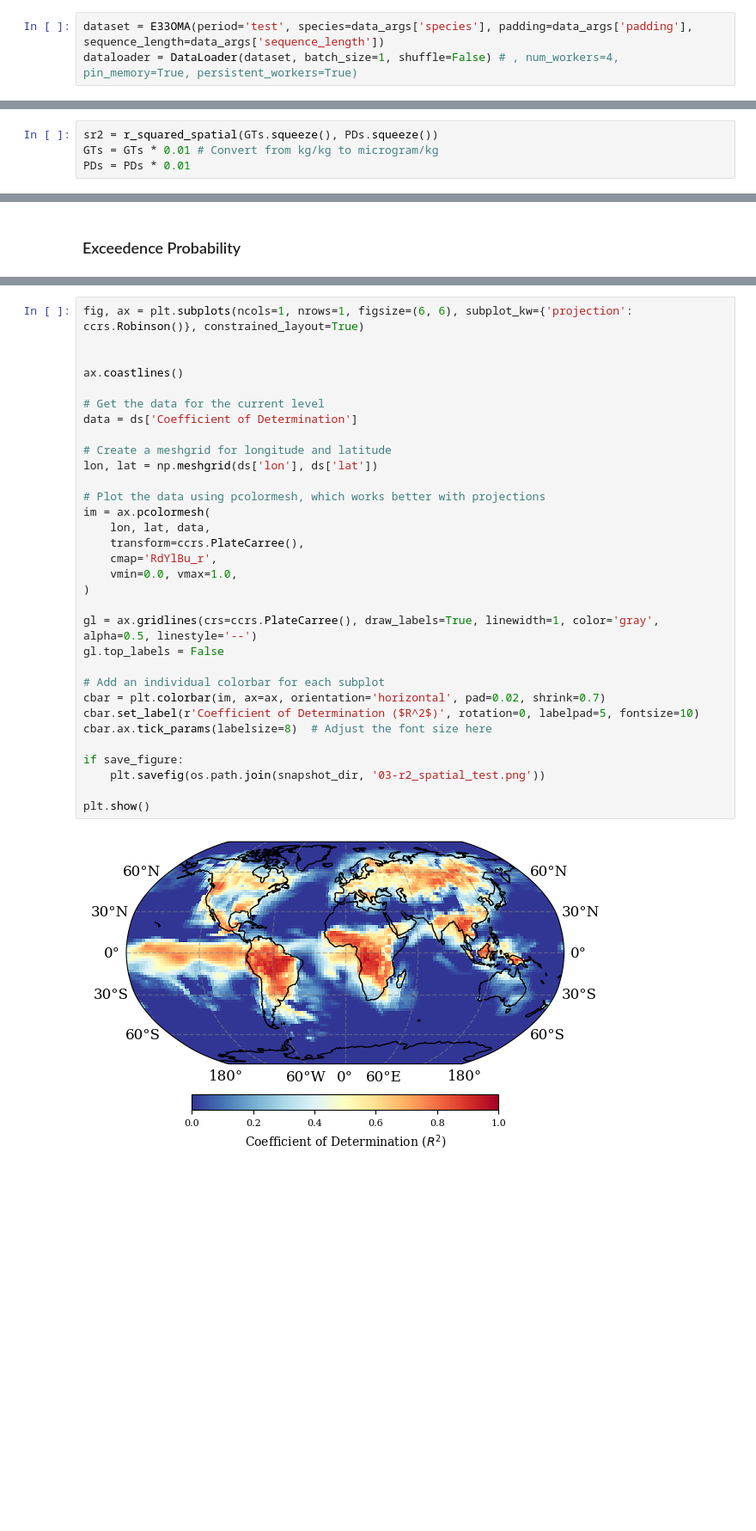
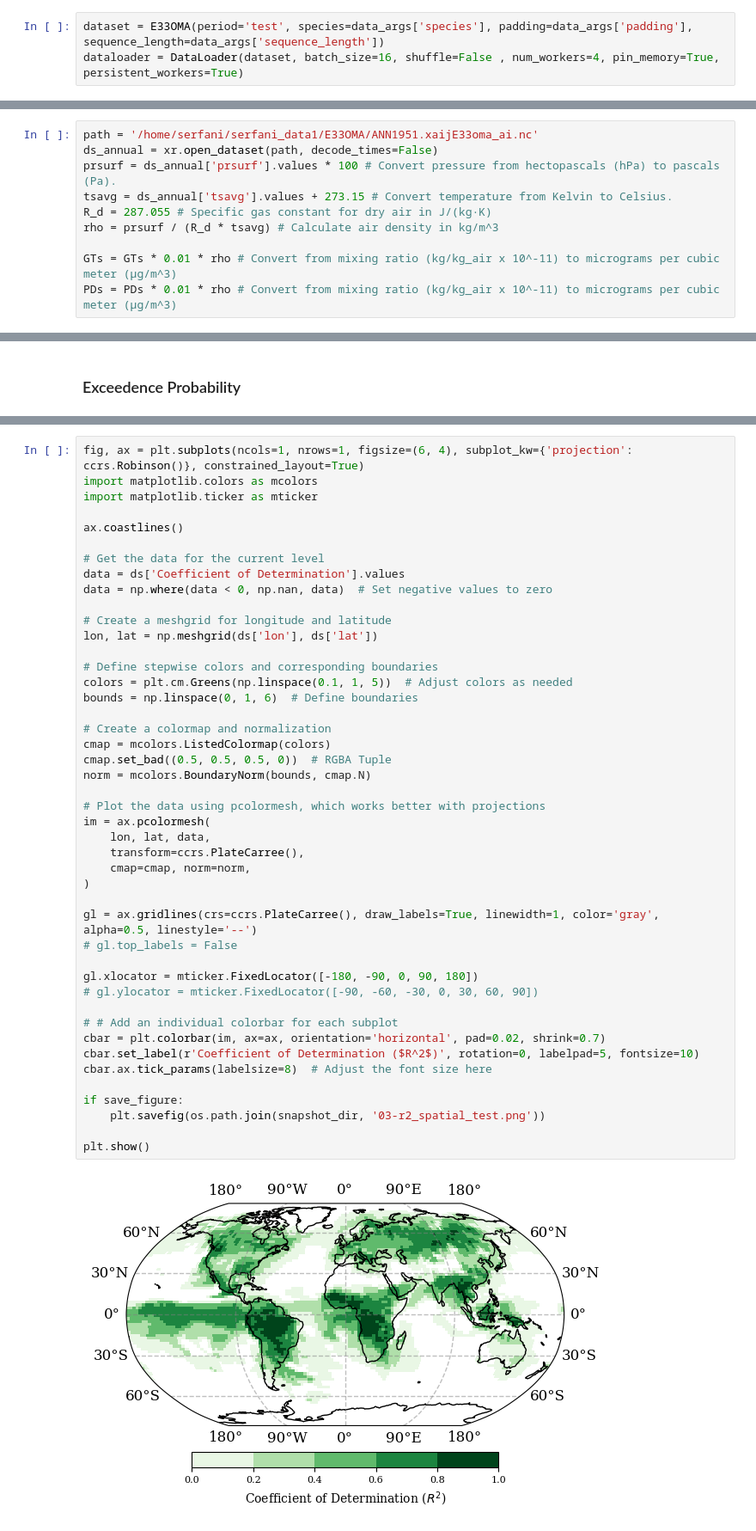
Before and after one commit to smhassanerfani/nasa-niswan, a Jupyter notebook: test.ipynb, the cells around one changed output, grey strips where cells are left out. Shown at 86% size. Cells and saved outputs as stored; diff of their text form; blank space fills up the shorter version.

```diff
--- a/test.ipynb
+++ b/test.ipynb
@@ -94,7 +169,7 @@ species: bcb
 ### Load Dataset and Model
 # %%
 dataset = E33OMA(period='test', species=data_args['species'], padding=data_args['padding'], sequence_length=data_args['sequence_length'])
-dataloader = DataLoader(dataset, batch_size=1, shuffle=False) # , num_workers=4, pin_memory=True, persistent_workers=True)
+dataloader = DataLoader(dataset, batch_size=16, shuffle=False , num_workers=4, pin_memory=True, persistent_workers=True)
 # %%
 net = STMLightning.load_from_checkpoint(
     checkpoint_path=checkpoint_path,
@@ -165,6 +243,16 @@ with open(os.path.join(snapshot_dir, 'test-results.npy'), mode='rb') as f:
 print(GTs.shape, PDs.shape)
 # %% [output]
 (17473, 1, 1, 90, 144) (17473, 1, 1, 90, 144)
+# %%
+path = '/home/serfani/serfani_data1/E33OMA/ANN1951.xaijE33oma_ai.nc'
+ds_annual = xr.open_dataset(path, decode_times=False)
+prsurf = ds_annual['prsurf'].values * 100 # Convert pressure from hectopascals (hPa) to pascals (Pa).
+tsavg = ds_annual['tsavg'].values + 273.15 # Convert temperature from Kelvin to Celsius.
+R_d = 287.055 # Specific gas constant for dry air in J/(kg·K)
+rho = prsurf / (R_d * tsavg) # Calculate air density in kg/m^3
+
+GTs = GTs * 0.01 * rho # Convert from mixing ratio (kg/kg_air x 10^-11) to micrograms per cubic meter (μg/m^3)
+PDs = PDs * 0.01 * rho # Convert from mixing ratio (kg/kg_air x 10^-11) to micrograms per cubic meter (μg/m^3)
 # %%
 def r_squared_temporal(gts, pds):
 
@@ -280,7 +372,3 @@ def r_squared_spatial(real_data, model_output):
     ss_tot = np.sum((real_data - np.mean(real_data, axis=0)) ** 2, axis=0)
     r_squared = 1 - (ss_res / ss_tot)
     return r_squared
-# %%
-sr2 = r_squared_spatial(GTs.squeeze(), PDs.squeeze())
-GTs = GTs * 0.01 # Convert from kg/kg to microgram/kg
-PDs = PDs * 0.01
@@ -395,37 +486,50 @@ with warnings.catch_warnings():
 # %%
-fig, ax = plt.subplots(ncols=1, nrows=1, figsize=(6, 6), subplot_kw={'projection': ccrs.Robinson()}, constrained_layout=True)
-
+fig, ax = plt.subplots(ncols=1, nrows=1, figsize=(6, 4), subplot_kw={'projection': ccrs.Robinson()}, constrained_layout=True)
+import matplotlib.colors as mcolors
+import matplotlib.ticker as mticker
 
 ax.coastlines()
 
 # Get the data for the current level
-data = ds['Coefficient of Determination']
+data = ds['Coefficient of Determination'].values
+data = np.where(data < 0, np.nan, data)  # Set negative values to zero
 
 # Create a meshgrid for longitude and latitude
 lon, lat = np.meshgrid(ds['lon'], ds['lat'])
+
+# Define stepwise colors and corresponding boundaries
+colors = plt.cm.Greens(np.linspace(0.1, 1, 5))  # Adjust colors as needed
+bounds = np.linspace(0, 1, 6)  # Define boundaries
+
+# Create a colormap and normalization
+cmap = mcolors.ListedColormap(colors)
+cmap.set_bad((0.5, 0.5, 0.5, 0))  # RGBA Tuple
+norm = mcolors.BoundaryNorm(bounds, cmap.N)
 
 # Plot the data using pcolormesh, which works better with projections
 im = ax.pcolormesh(
     lon, lat, data,
     transform=ccrs.PlateCarree(),
-    cmap='RdYlBu_r',
-    vmin=0.0, vmax=1.0,
+    cmap=cmap, norm=norm,
 )
 
 gl = ax.gridlines(crs=ccrs.PlateCarree(), draw_labels=True, linewidth=1, color='gray', alpha=0.5, linestyle='--')
-gl.top_labels = False
+# gl.top_labels = False
 
-# Add an individual colorbar for each subplot
+gl.xlocator = mticker.FixedLocator([-180, -90, 0, 90, 180])
+# gl.ylocator = mticker.FixedLocator([-90, -60, -30, 0, 30, 60, 90])
+
+# # Add an individual colorbar for each subplot
 cbar = plt.colorbar(im, ax=ax, orientation='horizontal', pad=0.02, shrink=0.7)
 cbar.set_label(r'Coefficient of Determination ($R^2$)', rotation=0, labelpad=5, fontsize=10)
 cbar.ax.tick_params(labelsize=8)  # Adjust the font size here
 
 if save_figure:
     plt.savefig(os.path.join(snapshot_dir, '03-r2_spatial_test.png'))
 
 plt.show()
 # %% [output]
-[figure, old version]
+[figure, new version]
 # %%
 df = ds.to_dataframe(dim_order=['lat', 'lon', 'time']).reset_index()
 gdf = df.groupby(['lat', 'lon'])
```
Also changed, not shown: parts of 29 cells of this notebook, 10 other files.
